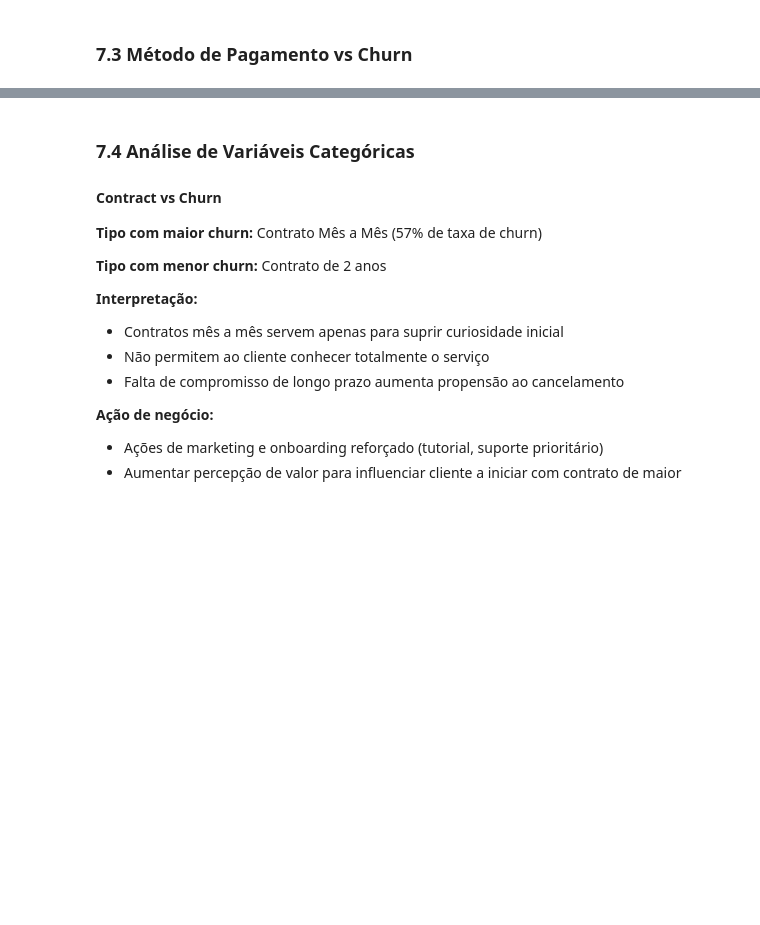
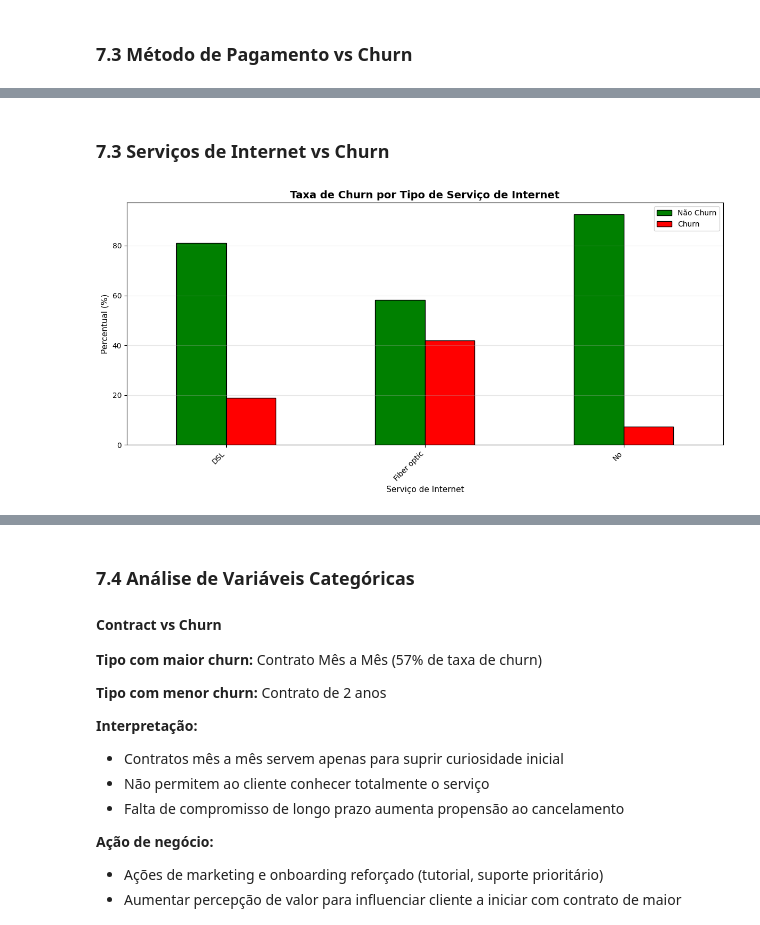
Before and after one commit to matheusnevesds/churn-prediction-ml, a Jupyter notebook: notebooks/01_eda.ipynb, the cells around one changed output, grey strips where cells are left out. Drawn from its saved outputs; the diff is of its cells as text; code cells hidden in the pictures; blank space fills up the shorter version.

```diff
--- a/notebooks/01_eda.ipynb
+++ b/notebooks/01_eda.ipynb
@@ -292,0 +299,20 @@ plt.show()
+# %% [markdown]
+### 7.3 Serviços de Internet vs Churn
+# %%
+# Tabela cruzada serviço de internet x churn
+internetService_churn = pd.crosstab(df['InternetService'], df['Churn'], normalize='index') * 100
+
+# Visualização
+internetService_churn.plot(kind='bar', color=['green', 'red'],  # Verde/Vermelho é mais intuitivo
+                            figsize=(12, 6), edgecolor='black')
+
+plt.title('Taxa de Churn por Tipo de Serviço de Internet', fontsize=14, fontweight='bold')
+plt.xlabel('Serviço de Internet', fontsize=11)
+plt.ylabel('Percentual (%)', fontsize=11)
+plt.legend(['Não Churn', 'Churn'], fontsize=10)
+plt.xticks(rotation=45, ha='right')
+plt.grid(axis='y', alpha=0.3)
+plt.tight_layout()
+plt.show()
+# %% [output]
+[figure, added]
```
Also changed, not shown: parts of 31 cells of this notebook.
